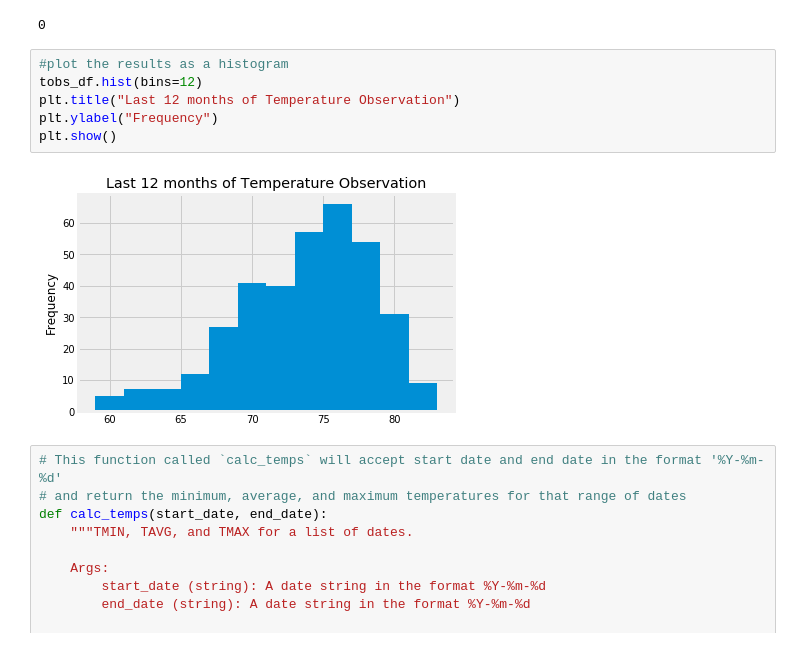
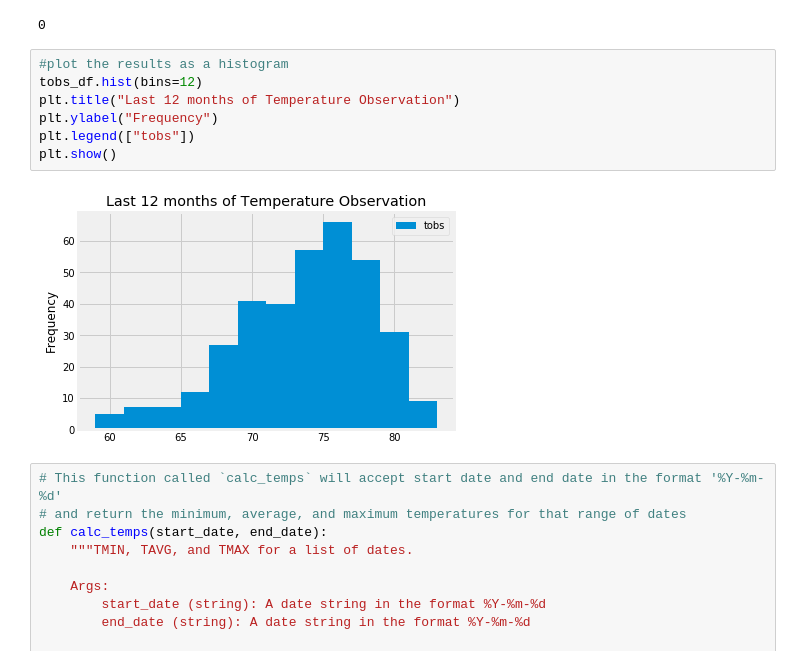
Before and after one commit to shakespearbi/sqlalchemy-challenge, a Jupyter notebook: climate_starter.ipynb, the cells around one changed output. Drawn from its saved outputs; the diff is of its cells as text.

```diff
--- a/climate_starter.ipynb
+++ b/climate_starter.ipynb
@@ -195,11 +206,12 @@ tobs_df['Temp Obs'].isnull().sum()
 # %%
 #plot the results as a histogram
 tobs_df.hist(bins=12)
 plt.title("Last 12 months of Temperature Observation")
 plt.ylabel("Frequency")
+plt.legend(["tobs"])
 plt.show()
 # %% [output]
-[figure, old version]
+[figure, new version]
 # %%
 # This function called `calc_temps` will accept start date and end date in the format '%Y-%m-%d'
 # and return the minimum, average, and maximum temperatures for that range of dates
```
Also changed, not shown: parts of 3 cells of this notebook, 6 other files.
